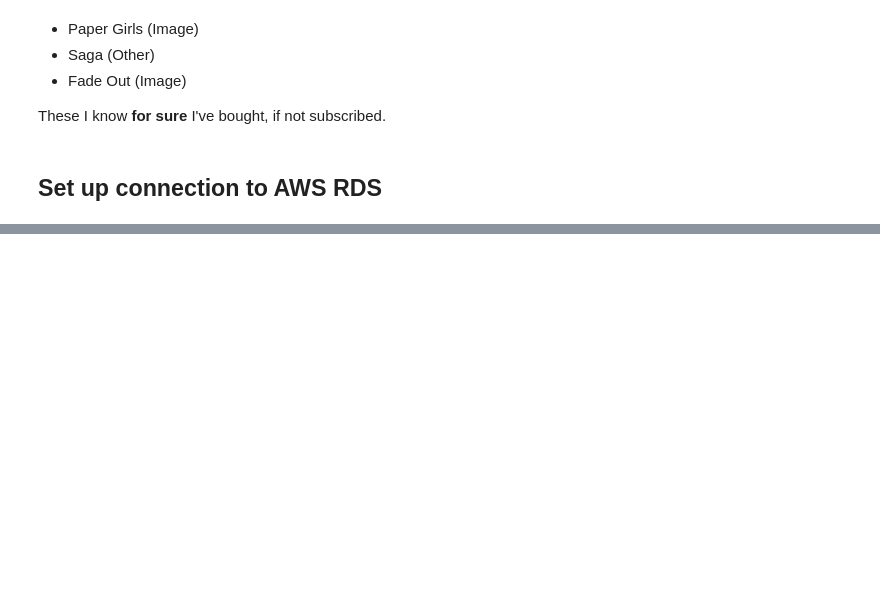
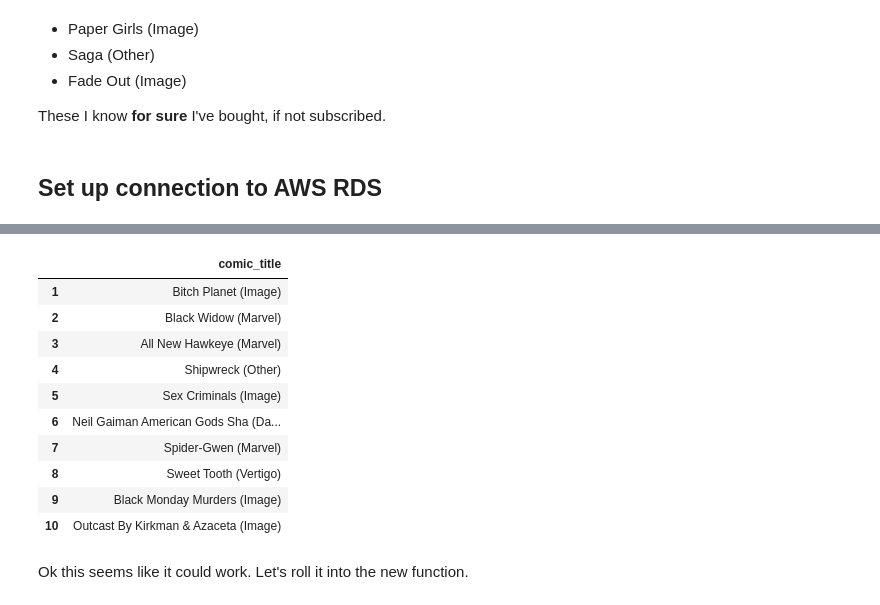
Before and after one commit to werlindo/comics_rx, a Jupyter notebook: comics_rx-5_pseudo_deploy.ipynb, the cells around one changed output, grey strips where cells are left out. Drawn from its saved outputs; the diff is of its cells as text; code cells hidden in the pictures; blank space fills up the shorter version.

```diff
--- a/comics_rx-5_pseudo_deploy.ipynb
+++ b/comics_rx-5_pseudo_deploy.ipynb
@@ -179,0 +366,10 @@ Let's filter out comics already bought.
+# %%
+# Get account to comics xwalk
+acct_comics = spark.read.json('support_data/acct_comics.json')
+# acct_comics = acct_comics.select('account_id')
+acct_comics = (
+                acct_comics.withColumnRenamed('account_id','acct_id')
+                .withColumnRenamed('comic_id', 'cmc_id')
+              )
+acct_comics.persist()
+acct_comics.show(10)
@@ -179,0 +392,5 @@ Let's filter out comics already bought.
+# %%
+# shorten with alias
+top_n = top_n_exploded.alias('topn')
+com = comics.alias('com')
+ac = acct_comics.alias('ac')
@@ -179,0 +425,12 @@ Let's filter out comics already bought.
+# %%
+# Clean up the spark df to list of titles
+top_n_titles = (
+                top_n.join(com.select('comic_id','comic_title')
+                          ,top_n.comic_id==com.comic_id, "left")
+                     .join(ac, [top_n.account_id==ac.acct_id,
+                                    top_n.comic_id==ac.cmc_id], 'left')
+                     .filter('ac.acct_id is null')
+                     .select('comic_title')
+               )
+top_n_titles.persist()
+top_n_titles.show(top_n_req)
@@ -179,0 +453,21 @@ Let's filter out comics already bought.
+# %%
+# Cast to pandas df and return it
+top_n_df = top_n_titles.select('*').toPandas()
+top_n_df = top_n_df.head(top_n_req)
+top_n_df.index += 1
+# %%
+top_n_df
+# %% [output]
+|  | comic_title |
+| 1 | Bitch Planet (Image) |
+| 2 | Black Widow (Marvel) |
+| 3 | All New Hawkeye (Marvel) |
+| 4 | Shipwreck (Other) |
+| 5 | Sex Criminals (Image) |
+| 6 | Neil Gaiman American Gods Sha (Da... |
+| 7 | Spider-Gwen (Marvel) |
+| 8 | Sweet Tooth (Vertigo) |
+| 9 | Black Monday Murders (Image) |
+| 10 | Outcast By Kirkman & Azaceta (Image) |
+# %% [markdown]
+Ok this seems like it could work. Let's roll it into the new function.
```
Also changed, not shown: parts of 26 cells of this notebook, 6 other files.
